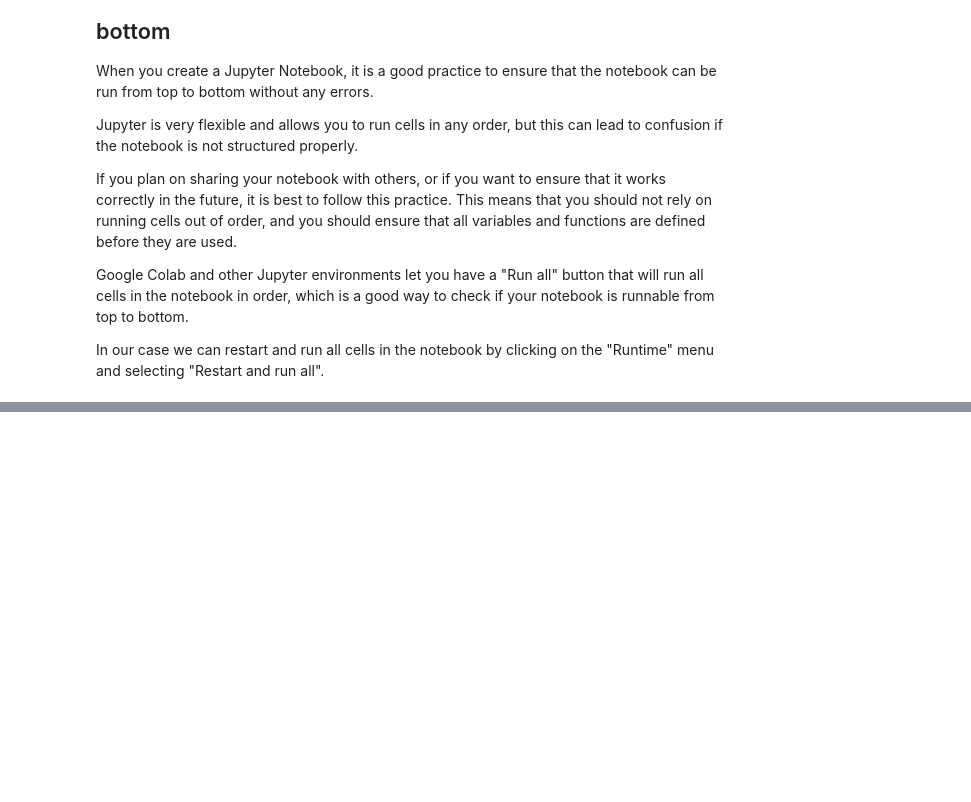
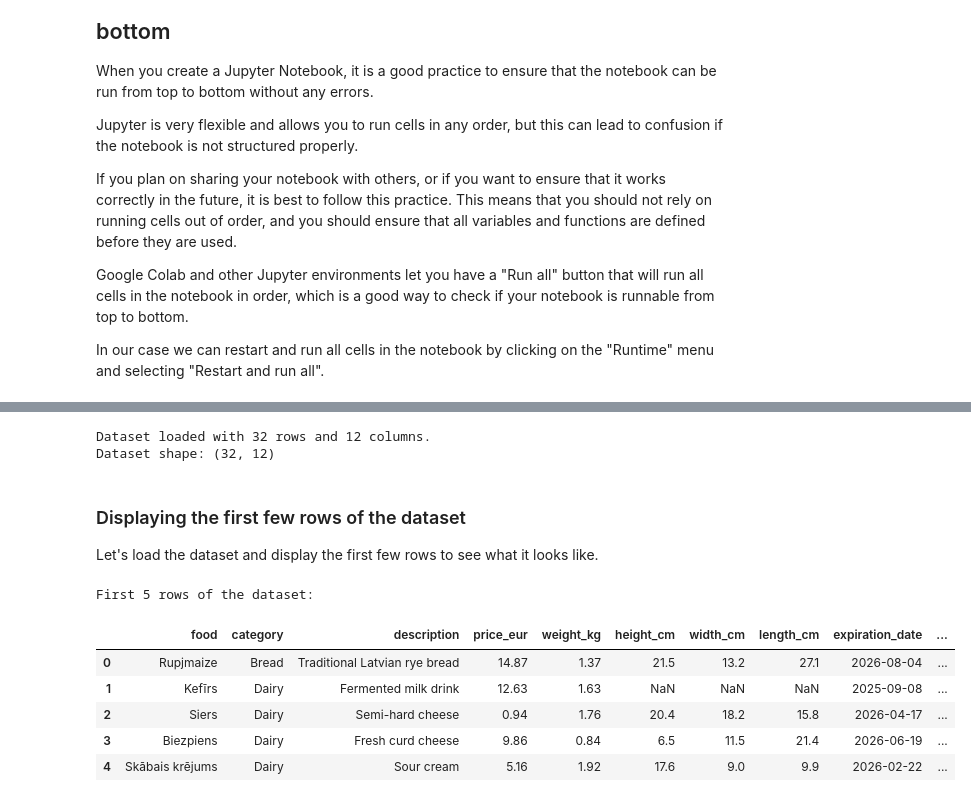
Before and after one commit to ValRCS/RTU_Data_Analysis_Visualization_CPD, a Jupyter notebook: notebooks/day1_big_picture_intro.ipynb, the cells around one changed output, grey strips where cells are left out. Cells and saved outputs as stored; diff of their text form; code cells hidden in the pictures; blank space fills up the shorter version.

```diff
--- a/notebooks/day1_big_picture_intro.ipynb
+++ b/notebooks/day1_big_picture_intro.ipynb
@@ -470,0 +641,24 @@ In our case we can restart and run all cells in the notebook by clicking on the
+# %%
+
+df = pd.read_csv(url) # read_csv() function reads a CSV file and returns a DataFrame
+print(f"Dataset loaded with {len(df)} rows and {len(df.columns)} columns.")
+# shape
+print(f"Dataset shape: {df.shape}") # print the shape of the DataFrame (number of rows and columns)
+# %% [output]
+Dataset loaded with 32 rows and 12 columns.
+Dataset shape: (32, 12)
+# %% [markdown]
+### Displaying the first few rows of the dataset
+Let's load the dataset and display the first few rows to see what it looks like.
+# %%
+# we use head() method to display the first few rows of the DataFrame
+print("First 5 rows of the dataset:")
+df.head()
+# %% [output]
+First 5 rows of the dataset:
+|  | food | category | description | price_eur | weight_kg | height_cm | width_cm | length_cm | expiration_date | ... |
+| 0 | Rupjmaize | Bread | Traditional Latvian rye bread | 14.87 | 1.37 | 21.5 | 13.2 | 27.1 | 2026-08-04 | ... |
+| 1 | Kefīrs | Dairy | Fermented milk drink | 12.63 | 1.63 | NaN | NaN | NaN | 2025-09-08 | ... |
+| 2 | Siers | Dairy | Semi-hard cheese | 0.94 | 1.76 | 20.4 | 18.2 | 15.8 | 2026-04-17 | ... |
+| 3 | Biezpiens | Dairy | Fresh curd cheese | 9.86 | 0.84 | 6.5 | 11.5 | 21.4 | 2026-06-19 | ... |
+| 4 | Skābais krējums | Dairy | Sour cream | 5.16 | 1.92 | 17.6 | 9.0 | 9.9 | 2026-02-22 | ... |
```
Also changed, not shown: parts of 26 cells of this notebook, 1 other file.
